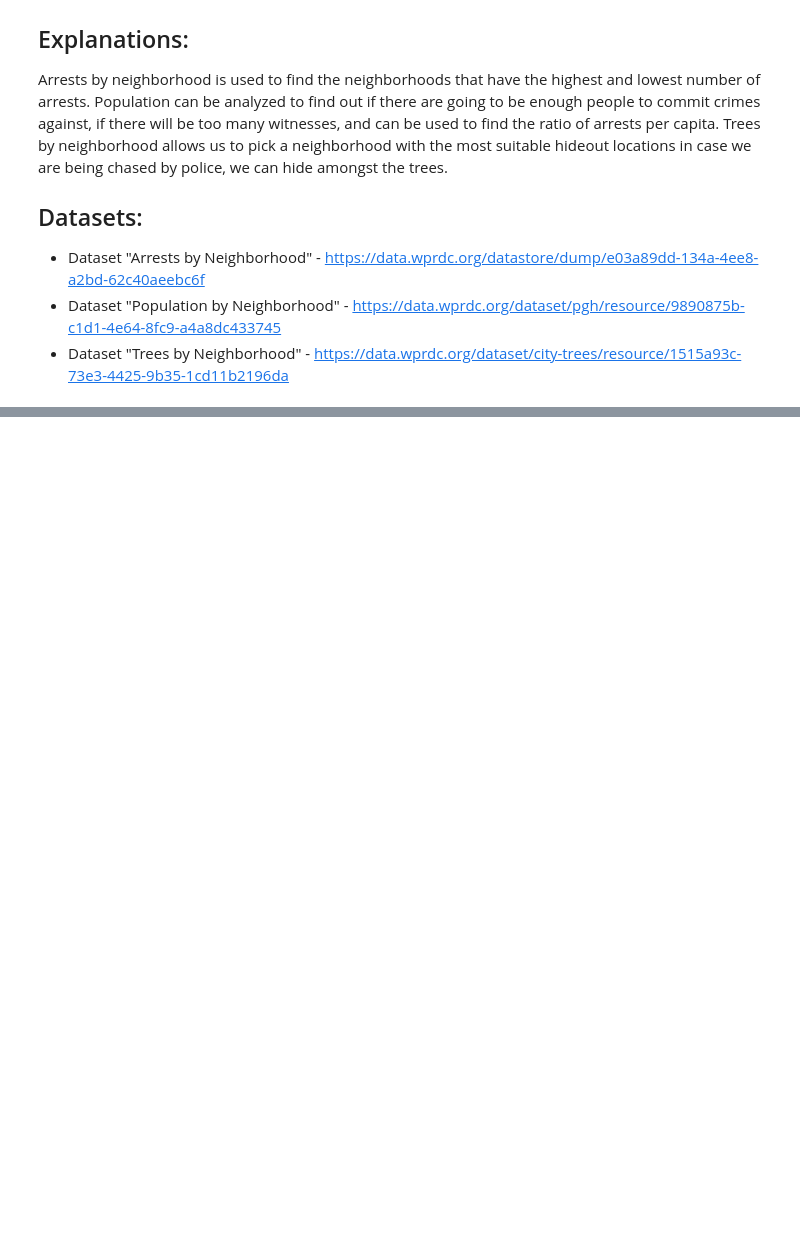
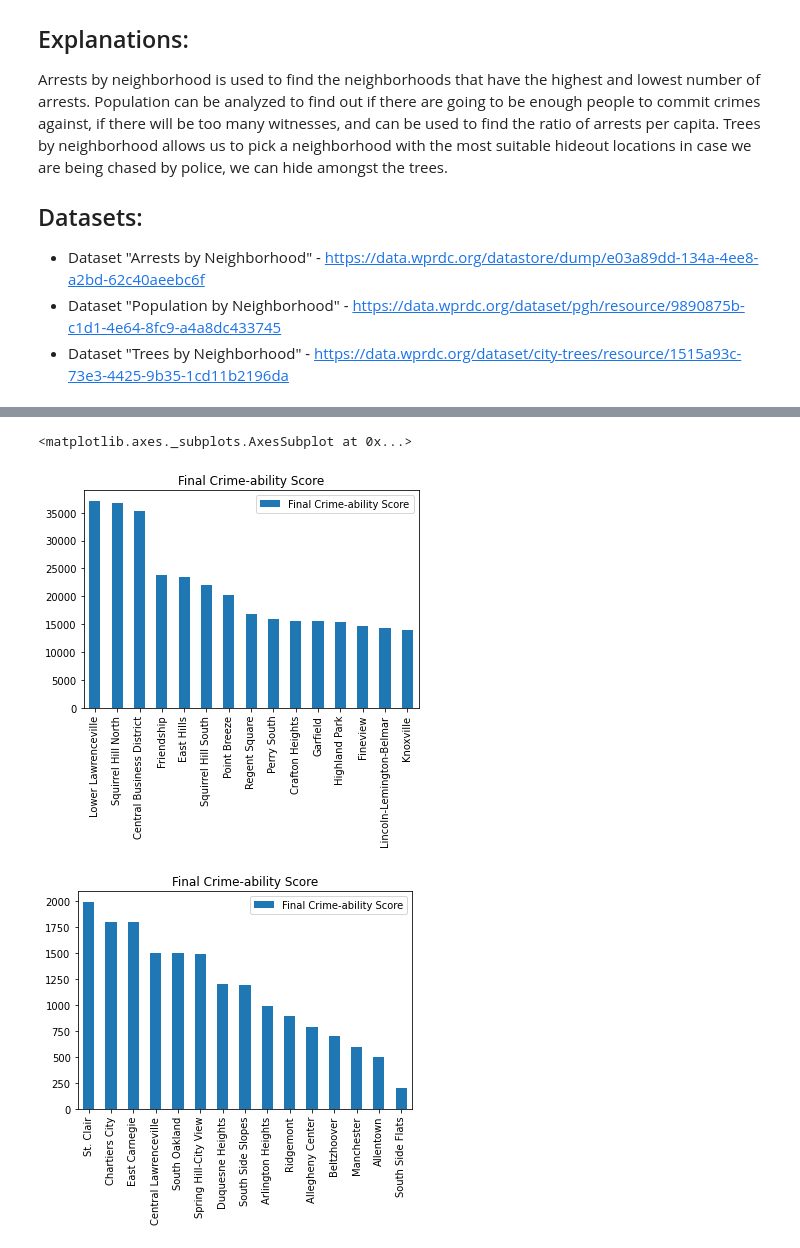
Before and after one commit to CadenMilne04/BestNeighborhoodPGH, a Jupyter notebook: FinalNotebook-2.ipynb, the cells around one changed output, grey strips where cells are left out. Drawn from its saved outputs; the diff is of its cells as text; code cells hidden in the pictures; blank space fills up the shorter version.

```diff
--- a/FinalNotebook-2.ipynb
+++ b/FinalNotebook-2.ipynb
@@ -15,0 +573,5 @@ Arrests by neighborhood is used to find the neighborhoods that have the highest
+# %%
+all_together = {}
+for i in sortedTrees.index:
+    all_together[i] = [pop_val[i], sortedRatio['Arrests per capita adjusted value'][i], sortedTrees['Hidable Trees'][i]]
+print(all_together)
@@ -15,0 +590,6 @@ Arrests by neighborhood is used to find the neighborhoods that have the highest
+# %%
+#More dictionaries (I love dictionaries)
+final = {}
+for i in all_together:
+    final[i] = all_together[i][0]*all_together[i][1]*all_together[i][2]
+print(final)
@@ -15,0 +598,8 @@ Arrests by neighborhood is used to find the neighborhoods that have the highest
+# %%
+#Turning it into a df
+finalData = pd.DataFrame([final])
+finalDF = finalData.transpose()
+finalDF = finalDF.rename(columns={0: 'Final Crime-ability Score'})
+
+sortedFinal = finalDF.sort_values('Final Crime-ability Score', ascending=False)
+sortedFinal
@@ -15,0 +620,10 @@ Arrests by neighborhood is used to find the neighborhoods that have the highest
+# %%
+mostFinal = sortedFinal.head(15)
+mostFinal.plot.bar(title='Final Crime-ability Score' )
+
+leastFinal = sortedFinal.tail(15)
+leastFinal.plot.bar(title='Final Crime-ability Score')
+# %% [output]
+<matplotlib.axes._subplots.AxesSubplot at 0x...>
+[figure, added]
+[figure, added]
```
Also changed, not shown: parts of 73 cells of this notebook.
